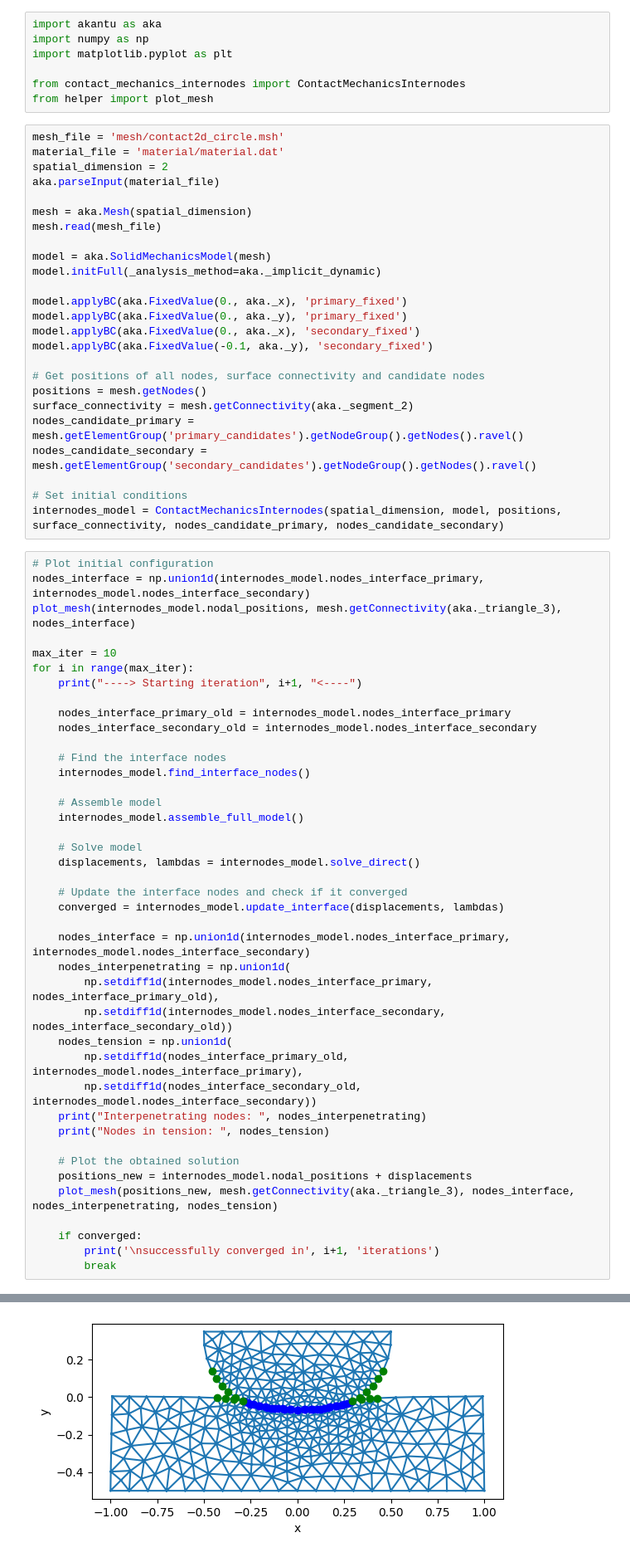
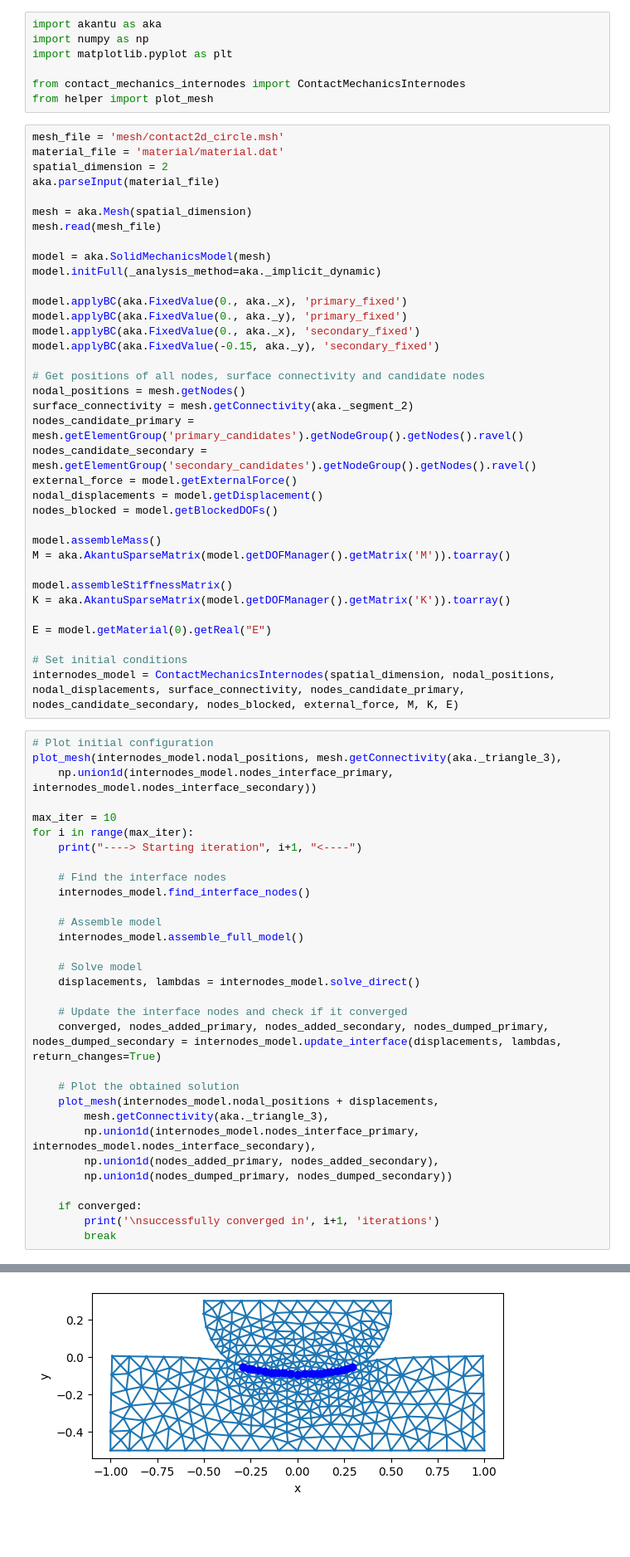
Before and after one commit to FMatti/Internodes-CM, a Jupyter notebook: example2d.ipynb, the cells around one changed output, grey strips where cells are left out. Shown at 83% size. Drawn from its saved outputs; the diff is of its cells as text; blank space fills up the shorter version.

Commit message:
extract model from contact class

```diff
--- a/example2d.ipynb
+++ b/example2d.ipynb
@@ -26,27 +26,35 @@ model.initFull(_analysis_method=aka._implicit_dynamic)
 model.applyBC(aka.FixedValue(0., aka._x), 'primary_fixed')
 model.applyBC(aka.FixedValue(0., aka._y), 'primary_fixed')
 model.applyBC(aka.FixedValue(0., aka._x), 'secondary_fixed')
-model.applyBC(aka.FixedValue(-0.1, aka._y), 'secondary_fixed')
+model.applyBC(aka.FixedValue(-0.15, aka._y), 'secondary_fixed')
 
 # Get positions of all nodes, surface connectivity and candidate nodes
-positions = mesh.getNodes()
+nodal_positions = mesh.getNodes()
 surface_connectivity = mesh.getConnectivity(aka._segment_2)
 nodes_candidate_primary = mesh.getElementGroup('primary_candidates').getNodeGroup().getNodes().ravel()
 nodes_candidate_secondary = mesh.getElementGroup('secondary_candidates').getNodeGroup().getNodes().ravel()
+external_force = model.getExternalForce()
+nodal_displacements = model.getDisplacement()
+nodes_blocked = model.getBlockedDOFs()
+
+model.assembleMass()
+M = aka.AkantuSparseMatrix(model.getDOFManager().getMatrix('M')).toarray()
+
+model.assembleStiffnessMatrix()
+K = aka.AkantuSparseMatrix(model.getDOFManager().getMatrix('K')).toarray()
+
+E = model.getMaterial(0).getReal("E")
 
 # Set initial conditions
-internodes_model = ContactMechanicsInternodes(spatial_dimension, model, positions, surface_connectivity, nodes_candidate_primary, nodes_candidate_secondary)
+internodes_model = ContactMechanicsInternodes(spatial_dimension, nodal_positions, nodal_displacements, surface_connectivity, nodes_candidate_primary, nodes_candidate_secondary, nodes_blocked, external_force, M, K, E)
 # %%
 # Plot initial configuration
-nodes_interface = np.union1d(internodes_model.nodes_interface_primary, internodes_model.nodes_interface_secondary)
-plot_mesh(internodes_model.nodal_positions, mesh.getConnectivity(aka._triangle_3), nodes_interface)
+plot_mesh(internodes_model.nodal_positions, mesh.getConnectivity(aka._triangle_3),
+    np.union1d(internodes_model.nodes_interface_primary, internodes_model.nodes_interface_secondary))
 
 max_iter = 10
 for i in range(max_iter):
     print("----> Starting iteration", i+1, "<----")
-
-    nodes_interface_primary_old = internodes_model.nodes_interface_primary
-    nodes_interface_secondary_old = internodes_model.nodes_interface_secondary
 
     # Find the interface nodes
     internodes_model.find_interface_nodes()
@@ -58,21 +66,14 @@ for i in range(max_iter):
     displacements, lambdas = internodes_model.solve_direct()
 
     # Update the interface nodes and check if it converged
-    converged = internodes_model.update_interface(displacements, lambdas)
-
-    nodes_interface = np.union1d(internodes_model.nodes_interface_primary, internodes_model.nodes_interface_secondary)
-    nodes_interpenetrating = np.union1d(
-        np.setdiff1d(internodes_model.nodes_interface_primary, nodes_interface_primary_old),
-        np.setdiff1d(internodes_model.nodes_interface_secondary, nodes_interface_secondary_old))
-    nodes_tension = np.union1d(
-        np.setdiff1d(nodes_interface_primary_old, internodes_model.nodes_interface_primary),
-        np.setdiff1d(nodes_interface_secondary_old, internodes_model.nodes_interface_secondary))
-    print("Interpenetrating nodes: ", nodes_interpenetrating)
-    print("Nodes in tension: ", nodes_tension)
+    converged, nodes_added_primary, nodes_added_secondary, nodes_dumped_primary, nodes_dumped_secondary = internodes_model.update_interface(displacements, lambdas, return_changes=True)
 
     # Plot the obtained solution
-    positions_new = internodes_model.nodal_positions + displacements
-    plot_mesh(positions_new, mesh.getConnectivity(aka._triangle_3), nodes_interface, nodes_interpenetrating, nodes_tension)
+    plot_mesh(internodes_model.nodal_positions + displacements,
+        mesh.getConnectivity(aka._triangle_3),
+        np.union1d(internodes_model.nodes_interface_primary, internodes_model.nodes_interface_secondary),
+        np.union1d(nodes_added_primary, nodes_added_secondary),
+        np.union1d(nodes_dumped_primary, nodes_dumped_secondary))
 
     if converged:
         print('\nsuccessfully converged in', i+1, 'iterations')
@@ -87 +84 @@ Nodes in tension:  [ 3  4  8  9 39 40 41 59 60 61 77 78 79 80 96 97 98 99]
-[figure, old version]
+[figure, new version]
```
Also changed, not shown: parts of 10 cells of this notebook, 3 other files.
